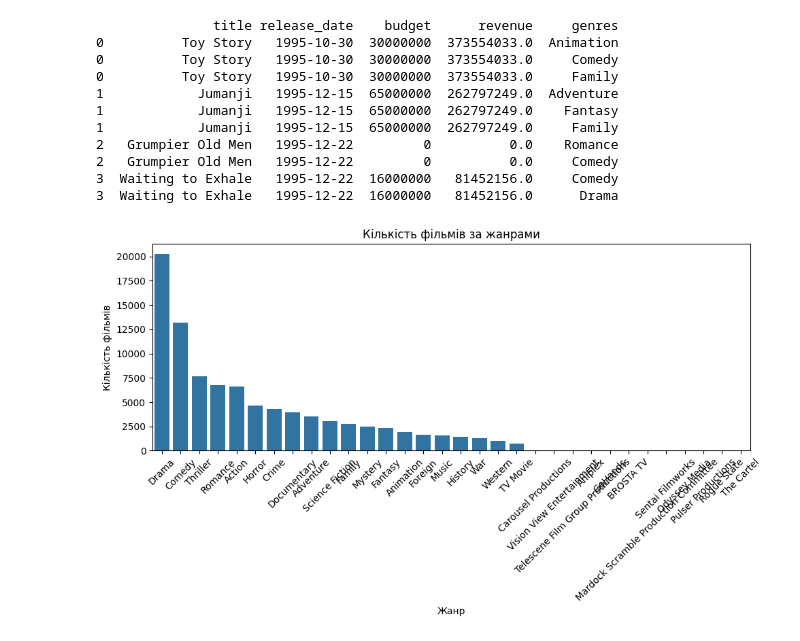
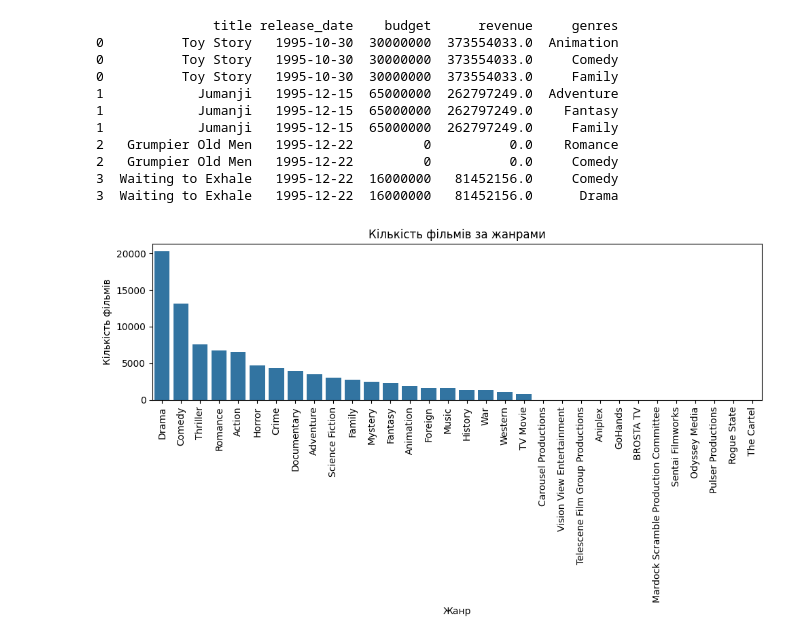
Before and after one commit to romanrudniev/MachineLearning, a Jupyter notebook: Аналізатор_Фільмів.ipynb, the cells around one changed output. Saved outputs shown, nothing was run; the diff lists cells and outputs as text; code cells hidden in the pictures.

```diff
--- a/Аналізатор_Фільмів.ipynb
+++ b/Аналізатор_Фільмів.ipynb
@@ -282,18 +282,18 @@ genre_count = genres_exeploded['genres'].value_counts()
 # %%
 genres_exploded = df[['title', 'release_date', 'budget', 'revenue', 'genres']].explode('genres')
 # print(genres_exploded)
 
 genre_count = genres_exploded['genres'].value_counts()
 # print(genre_count)
 
 # Візуазізація жанрів
 plt.figure(figsize=(10,6))
 sns.barplot(x=genre_count.index, y=genre_count.values)
 plt.title("Кількість фільмів за жанрами")
 plt.xlabel("Жанр")
 plt.ylabel("Кількість фільмів")
-plt.xticks(rotation=45)
+plt.xticks(rotation=90)
 plt.tight_layout()
 # plt.show()
 # %% [output]
-[figure, old version]
+[figure, new version]
```
Also changed, not shown: parts of 3 cells of this notebook.
